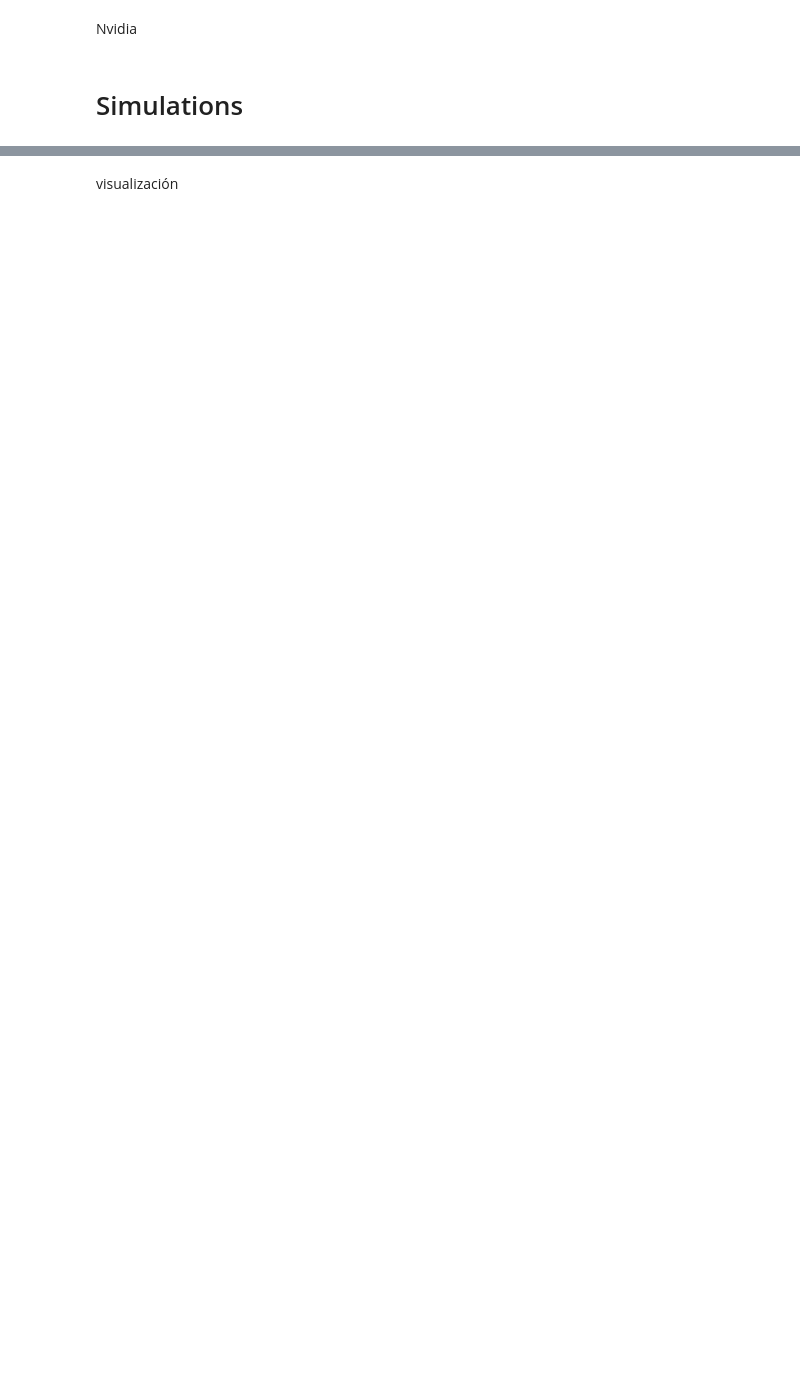
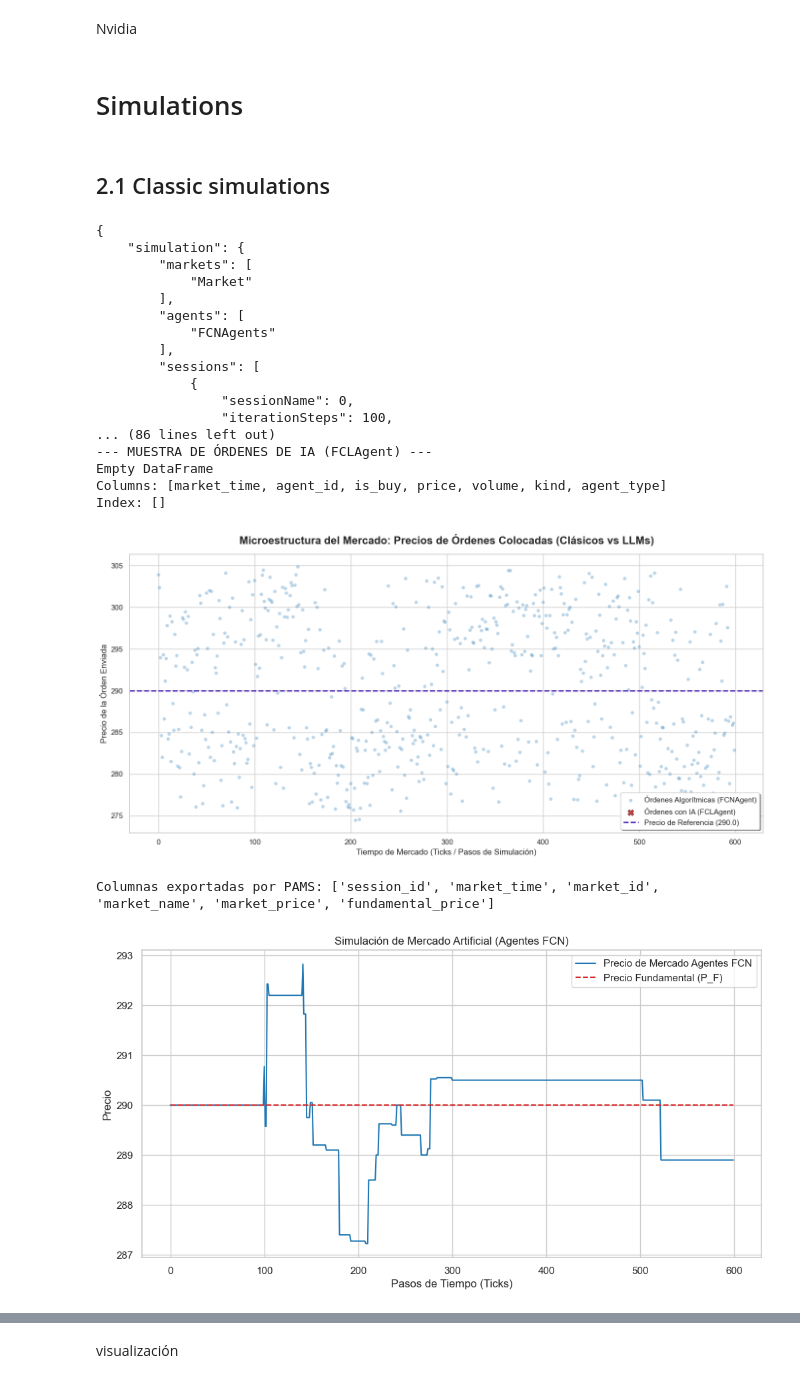
Before and after one commit to AlejoProjects/finance_agentic_simulation, a Jupyter notebook: main.ipynb, the cells around one changed output, grey strips where cells are left out. Drawn from its saved outputs; the diff is of its cells as text; code cells hidden in the pictures; blank space fills up the shorter version.

```diff
--- a/main.ipynb
+++ b/main.ipynb
@@ -33,3 +129,5 @@ print(text)
 Nvidia
 # %% [markdown]
 # Simulations
+# %% [markdown]
+## 2.1 Classic simulations
@@ -36 +137,41 @@ Nvidia
+# %%
+
+file_name = "llm_miter_500_config"
+
+c_params_500 = {
+    "iter_steps": [100, 500],  # ¡IMPORTANTE! 200 ticks de calentamiento para poblar el LOB
+    "tickSize": 0.05,
+    "marketPrice": 290.0,       # Acércate al fundamental (o deja 250 pero aumenta el ruido abajo)
+    "total_agents": 500,
+    "asset_vol": 10000,
+    "cash_am": 300000.0,
+    "mean_rev_time": [20, 50],
+    "time_window": [20, 40],
+    "order_margin": [0.01, 0.05],
+    "fundamental_price": 300.0
+}
+
+
+su.sim_loop(file_name,c_params_500, hybrid=False)
+# %% [output]
+{
+    "simulation": {
+        "markets": [
+            "Market"
+        ],
+        "agents": [
+            "FCNAgents"
+        ],
+        "sessions": [
+            {
+                "sessionName": 0,
+                "iterationSteps": 100,
+... (86 lines left out)
+--- MUESTRA DE ÓRDENES DE IA (FCLAgent) ---
+Empty DataFrame
+Columns: [market_time, agent_id, is_buy, price, volume, kind, agent_type]
+Index: []
+[figure, added]
+Columnas exportadas por PAMS: ['session_id', 'market_time', 'market_id', 'market_name', 'market_price', 'fundamental_price']
+[figure, added]
 # %% [markdown]
```
Also changed, not shown: parts of 32 cells of this notebook, 18 other files.
